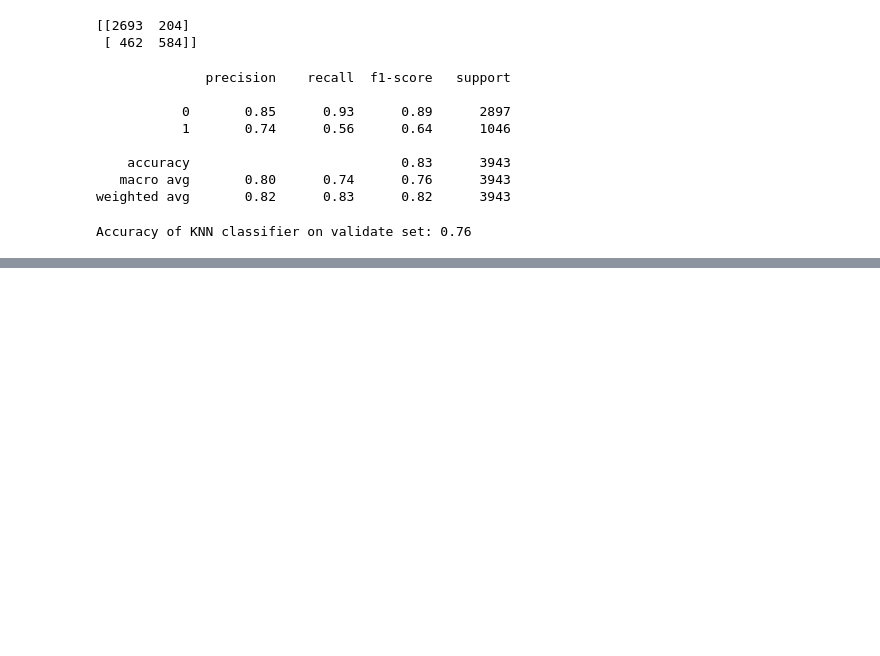
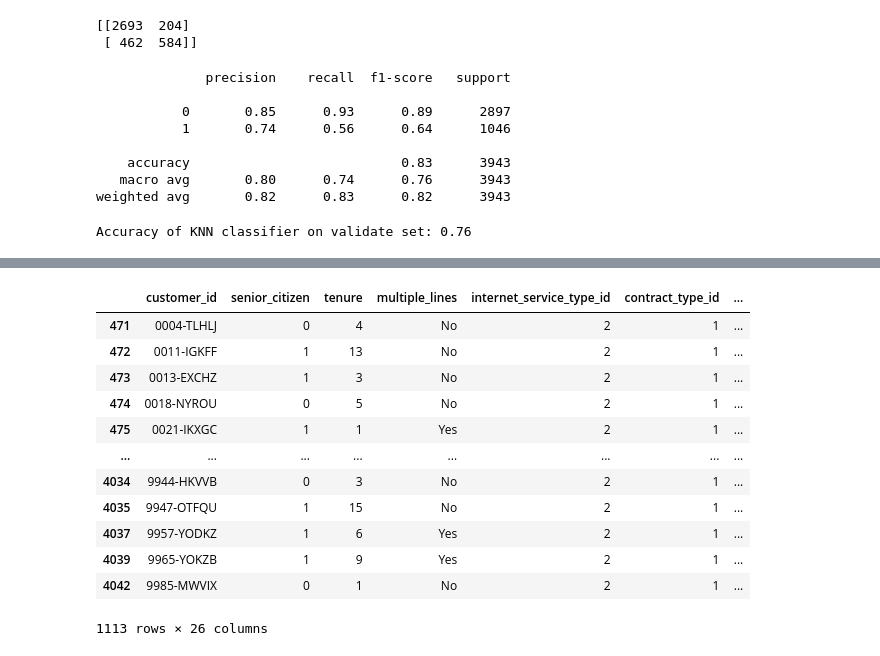
Before and after one commit to AAranda10/classification_project, a Jupyter notebook: classification_project.ipynb, the cells around one changed output, grey strips where cells are left out. Drawn from its saved outputs; the diff is of its cells as text; code cells hidden in the pictures; blank space fills up the shorter version.

```diff
--- a/classification_project.ipynb
+++ b/classification_project.ipynb
@@ -539,0 +632,27 @@ Accuracy of KNN classifier on validate set: 0.76
+# %%
+telco = get_telco_churn_data()
+telco['has_churned'] = telco.churn.map({'No': 0, 'Yes': 1})
+telco['is_male'] = telco.gender.map({'Male' : 1, 'Female': 0})
+telco['has_dependents'] = telco.dependents.map({'Yes' : 1, 'No': 0})
+telco['has_partner'] = telco.partner.map({'Yes' : 1, 'No': 0})
+telco['has_phone'] = telco.phone_service.map({'Yes' : 1, 'No': 0})
+
+telco = telco.drop(columns = ['online_security', 'online_backup', 'device_protection', 'tech_support', 'streaming_tv', 'streaming_movies', 'paperless_billing', 'payment_type_id', 'gender', 'dependents', 'phone_service', 'churn', 'partner'])
+telco = telco.loc[:,~telco.columns.duplicated()]
+
+telco.total_charges = telco.total_charges.str.replace(' ', '0').astype(float)
+
+telco_dummies1 = pd.get_dummies(telco.internet_service_type)
+telco_dummies2 = pd.get_dummies(telco.contract_type)
+telco_dummies3 = pd.get_dummies(telco.multiple_lines)
+
+telco = pd.concat([telco, telco_dummies1, telco_dummies2, telco_dummies3], axis = 1)
+telco = telco.rename(columns = {'DSL':'has_dsl', 'Fiber optic': 'has_fiber', 'None': 'no_internet', 'Month-to-month': 'has_monthly', 'One year': 'has_annual', 'Two year': 'has_two_year', 'No': 'only_phone', 'No phone service': 'only_internet', 'Yes': 'has_multiple'})
+# %%
+best_model = clf
+x = telco[['tenure', 'contract_type_id', 'monthly_charges', 'total_charges', 'has_dsl', 'has_fiber', 'no_internet', 'has_monthly', 'has_annual', 'has_two_year']]
+telco['prediction'] = best_model.predict(x)
+telco.head()
+# %%
+telco['probability'] = best_model.predict_proba(x)[:,1]
+telco.head()
@@ -539,0 +685,16 @@ Accuracy of KNN classifier on validate set: 0.76
+# %%
+telco[telco.probability > .50]
+# %% [output]
+|  | customer_id | senior_citizen | tenure | multiple_lines | internet_service_type_id | contract_type_id | ... |
+| 471 | 0004-TLHLJ | 0 | 4 | No | 2 | 1 | ... |
+| 472 | 0011-IGKFF | 1 | 13 | No | 2 | 1 | ... |
+| 473 | 0013-EXCHZ | 1 | 3 | No | 2 | 1 | ... |
+| 474 | 0018-NYROU | 0 | 5 | No | 2 | 1 | ... |
+| 475 | 0021-IKXGC | 1 | 1 | Yes | 2 | 1 | ... |
+| ... | ... | ... | ... | ... | ... | ... | ... |
+| 4034 | 9944-HKVVB | 0 | 3 | No | 2 | 1 | ... |
+| 4035 | 9947-OTFQU | 1 | 15 | No | 2 | 1 | ... |
+| 4037 | 9957-YODKZ | 1 | 6 | Yes | 2 | 1 | ... |
+| 4039 | 9965-YOKZB | 1 | 9 | Yes | 2 | 1 | ... |
+| 4042 | 9985-MWVIX | 0 | 1 | No | 2 | 1 | ... |
+1113 rows × 26 columns
```
Also changed, not shown: parts of 16 cells of this notebook, 1 other file.
